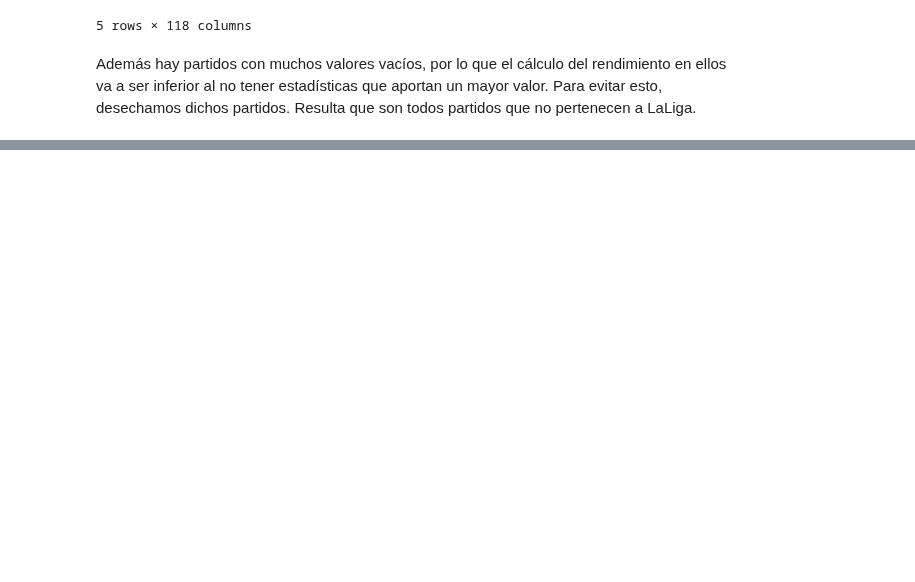
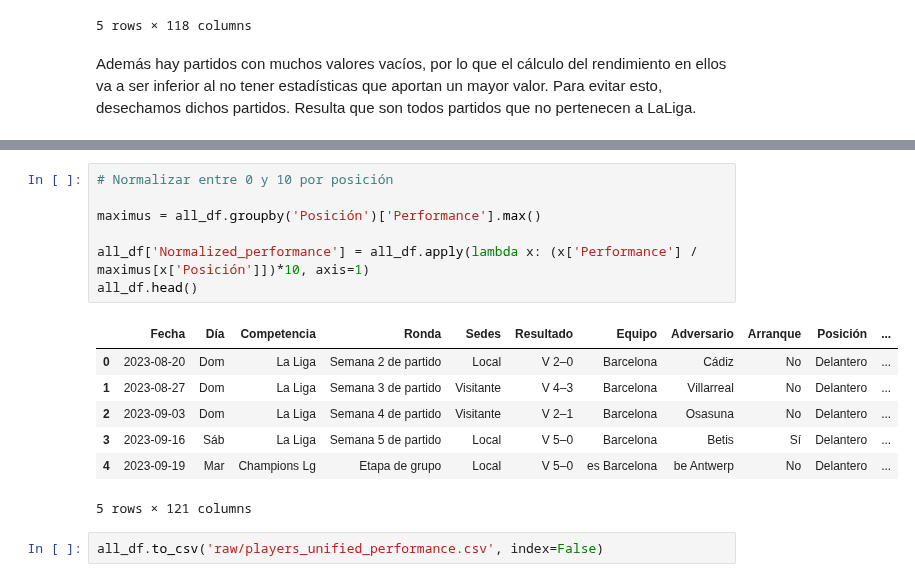
Before and after one commit to Santiagodiz/PlayerPulse, a Jupyter notebook: data/player_rating.ipynb, the cells around one changed output, grey strips where cells are left out. Saved outputs shown, nothing was run; the diff lists cells and outputs as text; blank space fills up the shorter version.

```diff
--- a/data/player_rating.ipynb
+++ b/data/player_rating.ipynb
@@ -314,0 +356,17 @@ a
+# %%
+# Normalizar entre 0 y 10 por posición
+
+maximus = all_df.groupby('Posición')['Performance'].max()
+
+all_df['Normalized_performance'] = all_df.apply(lambda x: (x['Performance'] / maximus[x['Posición']])*10, axis=1)
+all_df.head()
+# %% [output]
+|  | Fecha | Día | Competencia | Ronda | Sedes | Resultado | Equipo | Adversario | Arranque | Posición | ... |
+| 0 | 2023-08-20 | Dom | La Liga | Semana 2 de partido | Local | V 2–0 | Barcelona | Cádiz | No | Delantero | ... |
+| 1 | 2023-08-27 | Dom | La Liga | Semana 3 de partido | Visitante | V 4–3 | Barcelona | Villarreal | No | Delantero | ... |
+| 2 | 2023-09-03 | Dom | La Liga | Semana 4 de partido | Visitante | V 2–1 | Barcelona | Osasuna | No | Delantero | ... |
+| 3 | 2023-09-16 | Sáb | La Liga | Semana 5 de partido | Local | V 5–0 | Barcelona | Betis | Sí | Delantero | ... |
+| 4 | 2023-09-19 | Mar | Champions Lg | Etapa de grupo | Local | V 5–0 | es Barcelona | be Antwerp | No | Delantero | ... |
+5 rows × 121 columns
+# %%
+all_df.to_csv('raw/players_unified_performance.csv', index=False)
```
Also changed, not shown: parts of 10 cells of this notebook, 1 other file.
